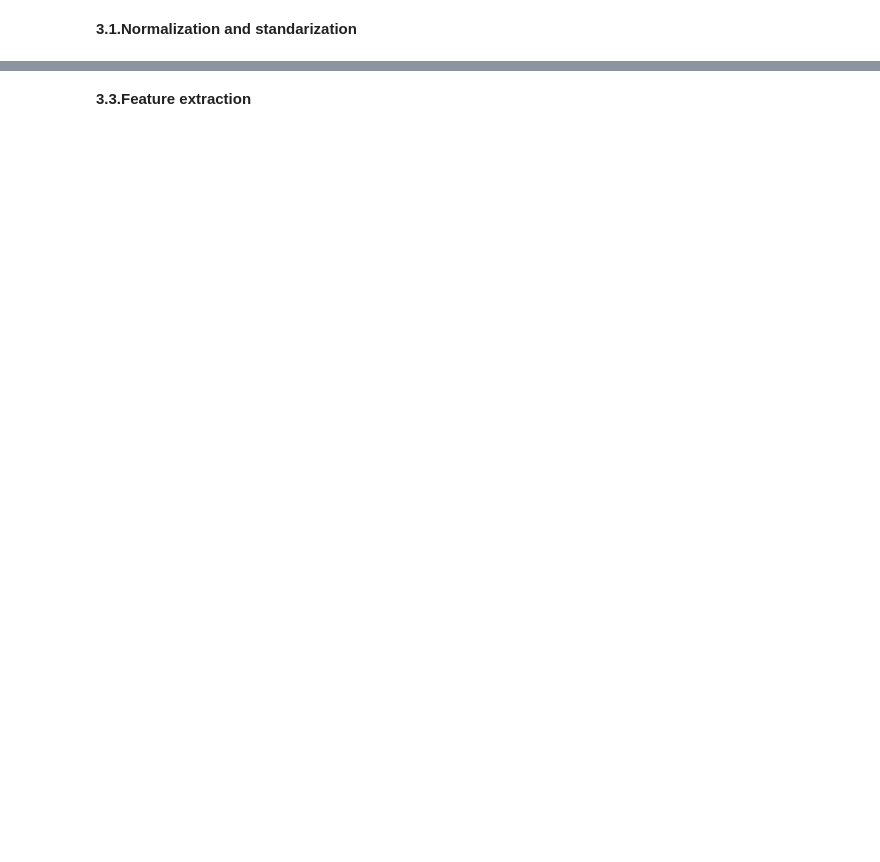
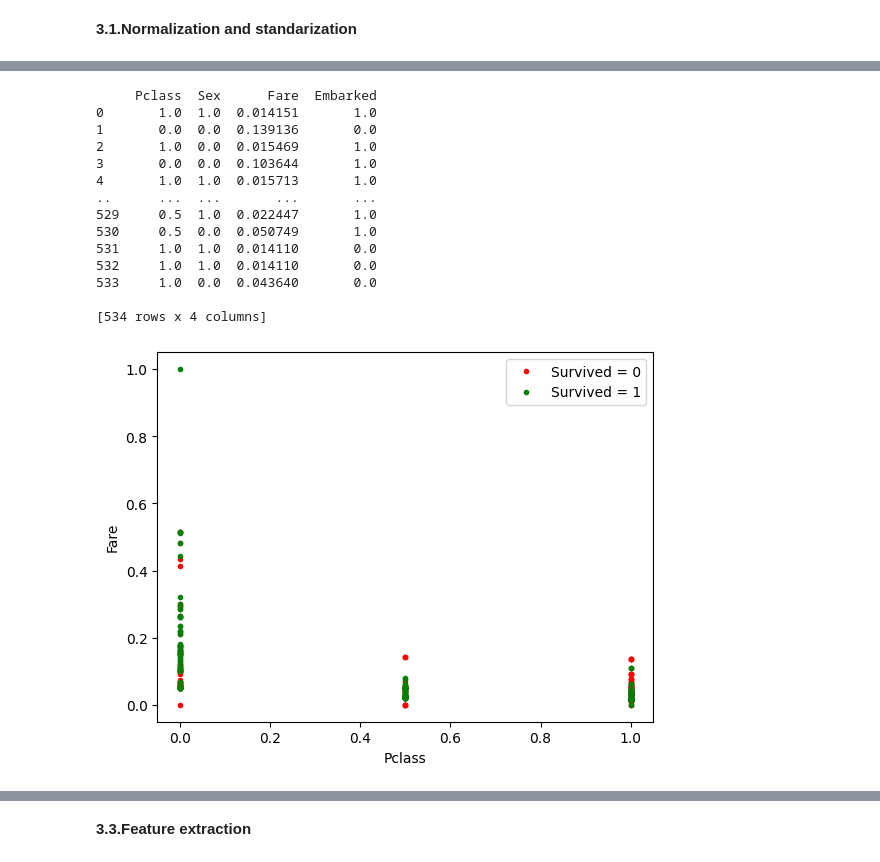
Before and after one commit to jszczublinska/DM_Titanic, a Jupyter notebook: titanic.ipynb, the cells around one changed output, grey strips where cells are left out. Saved outputs shown, nothing was run; the diff lists cells and outputs as text; code cells hidden in the pictures; blank space fills up the shorter version.

```diff
--- a/titanic.ipynb
+++ b/titanic.ipynb
@@ -245,0 +221,29 @@ Accuracy after preprocessing:  0.7892376681614349
+# %%
+gus_object = GenericUnivariateSelect(chi2, mode='k_best', param=4)
+
+new_data = gus_object.fit_transform(normalized_data, data_df['Survived'])
+new_dataframe = pd.DataFrame(new_data, columns=gus_object.get_feature_names_out())
+print(new_dataframe) # we now all possible columns to choose
+
+plt.plot(new_dataframe[new_dataframe.columns[0]][data_df['Survived'] == 0], new_dataframe[new_dataframe.columns[2]][data_df['Survived'] == 0], 'r.', label='Survived = 0')
+plt.plot(new_dataframe[new_dataframe.columns[0]][data_df['Survived'] == 1], new_dataframe[new_dataframe.columns[2]][data_df['Survived'] == 1], 'g.', label='Survived = 1')
+plt.xlabel(gus_object.get_feature_names_out()[0])
+plt.ylabel(gus_object.get_feature_names_out()[2])
+plt.legend()
+plt.show()
+# %% [output]
+     Pclass  Sex      Fare  Embarked
+0       1.0  1.0  0.014151       1.0
+1       0.0  0.0  0.139136       0.0
+2       1.0  0.0  0.015469       1.0
+3       0.0  0.0  0.103644       1.0
+4       1.0  1.0  0.015713       1.0
+..      ...  ...       ...       ...
+529     0.5  1.0  0.022447       1.0
+530     0.5  0.0  0.050749       1.0
+531     1.0  1.0  0.014110       0.0
+532     1.0  1.0  0.014110       0.0
+533     1.0  0.0  0.043640       0.0
+
+[534 rows x 4 columns]
+[figure, added]
```
Also changed, not shown: parts of 22 cells of this notebook.
